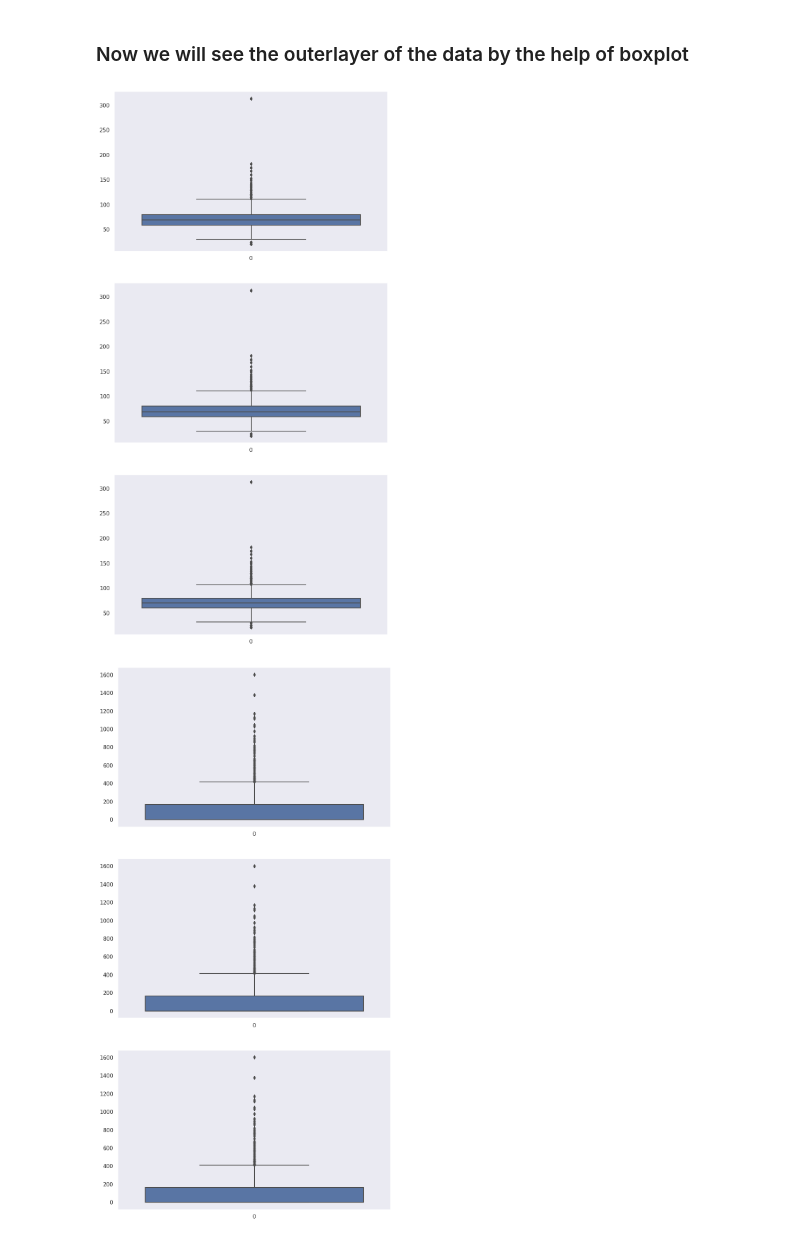
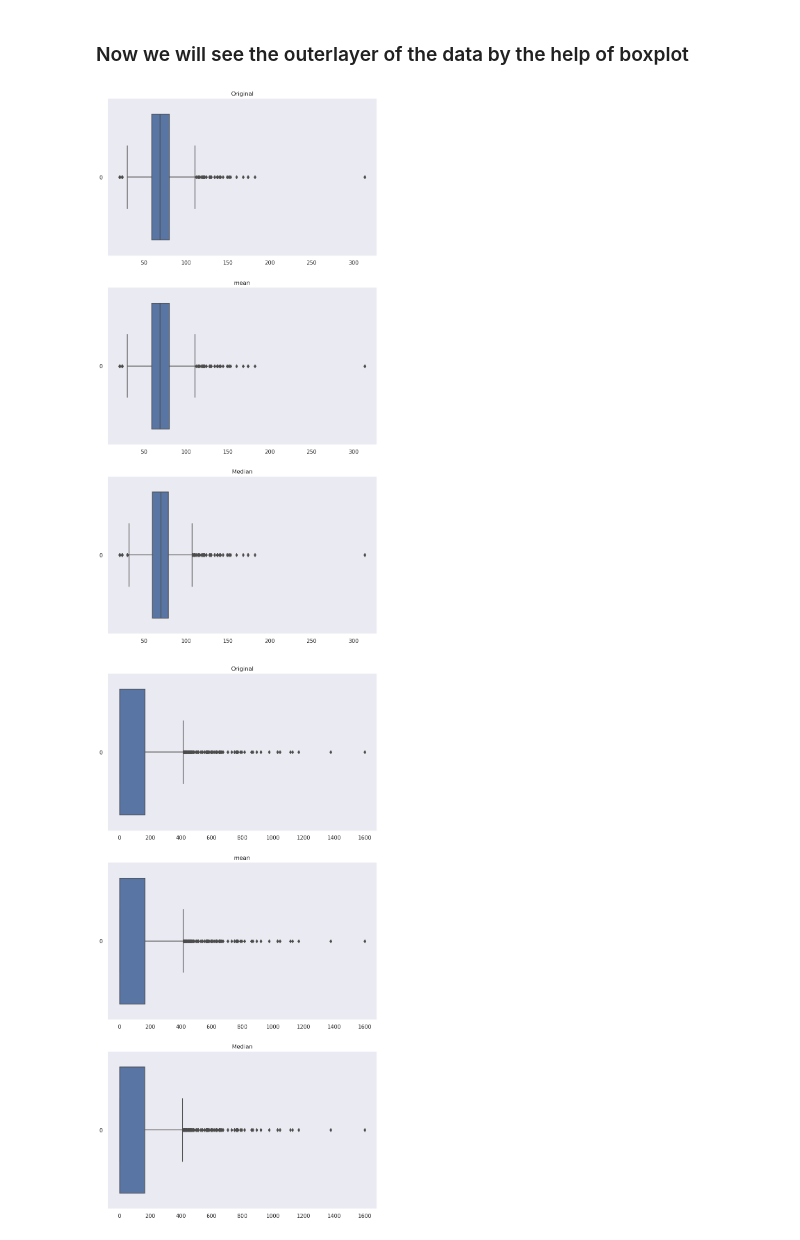
Before and after one commit to yasin-arafat-05/jupyterNotebook, a Jupyter notebook: DataPrepossingAndFeatureEngg/lec09.ipynb, the cells around one changed output. Drawn from its saved outputs; the diff is of its cells as text; code cells hidden in the pictures.

```diff
--- a/DataPrepossingAndFeatureEngg/lec09.ipynb
+++ b/DataPrepossingAndFeatureEngg/lec09.ipynb
@@ -179,18 +179,22 @@ for i,var in enumerate(null_column):
 # %% [markdown]
 ### Now we will see the outerlayer of the data by the help of boxplot
 # %%
+#If we have more out layer those data is not good for to train a machine.
 
 for i, var in enumerate(null_column):
     plt.figure(figsize=(10,20))
 
     plt.subplot(3,1,1)
-    sns.boxplot(df[var])
+    plt.title("Original")
+    sns.boxplot(df[var],orient='h')
 
     plt.subplot(3,1,2)
-    sns.boxplot(df2[var])
+    plt.title("mean")
+    sns.boxplot(df2[var],orient='h')
 
     plt.subplot(3,1,3)
-    sns.boxplot(df3[var])
+    plt.title("Median")
+    sns.boxplot(df3[var],orient='h')
 # %% [output]
-[figure, old version]
+[figure, new version]
-[figure, old version]
+[figure, new version]
```
Also changed, not shown: parts of 6 cells of this notebook, 1 other file.
